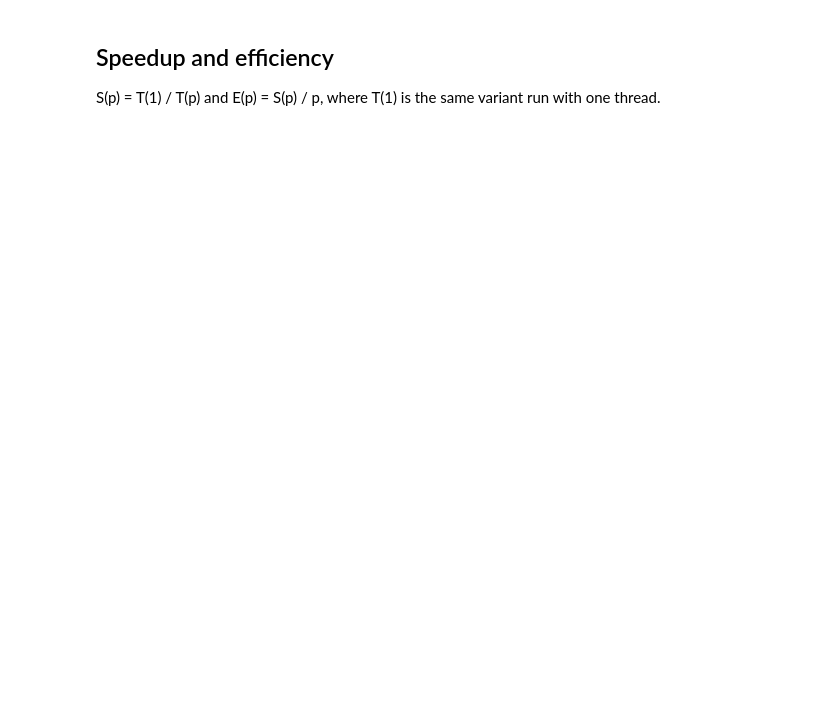
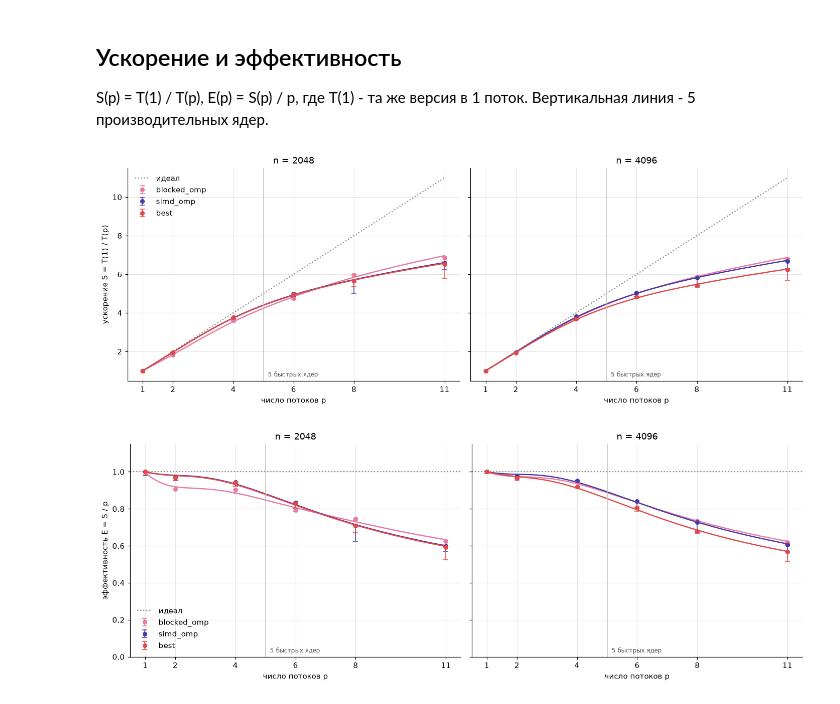
Before and after one commit to vabaldin/parallel-programming, a Jupyter notebook: lab_1/plots.ipynb, the cells around one changed output. Drawn from its saved outputs; the diff is of its cells as text; code cells hidden in the pictures; blank space fills up the shorter version.

```diff
--- a/lab_1/plots.ipynb
+++ b/lab_1/plots.ipynb
@@ -115,6 +106,47 @@ gflops.round(2)
 # %% [markdown]
-## Speedup and efficiency
+## Ускорение и эффективность
 
-S(p) = T(1) / T(p) and E(p) = S(p) / p, where T(1) is the same variant run
-with one thread.
+S(p) = T(1) / T(p), E(p) = S(p) / p, где T(1) - та же версия в 1 поток.
+Вертикальная линия - 5 производительных ядер.
+# %%
+def plot_scaling(metric, title, fname):
+    ps_all = sorted(scaling.threads.unique())
+    fig, axes = plt.subplots(1, 2, figsize=(13, 4.8), sharey=True)
+    for ax, n in zip(axes, sorted(scaling.n.unique())):
+        if metric == "S":
+            ax.plot(ps_all, ps_all, color="#8a8984", ls=":", lw=1.5,
+                    label="идеал")
+        else:
+            ax.axhline(1, color="#8a8984", ls=":", lw=1.5, label="идеал")
+        for v in PARALLEL:
+            g = scaling[(scaling.variant == v) & (scaling.n == n)]
+            g = g.sort_values("threads")
+            p = g.threads.to_numpy(float)
+            t, mean = g.min_s.to_numpy(), g.mean_s.to_numpy()
+            div = p if metric == "E" else 1
+            errorbar(ax, p, t[0] / t / div, t[0] / mean / div, COLORS[v], v)
+            ps = np.linspace(1, p.max(), 200)
+            tf = fit_loglog(p, t, ps)
+            ax.plot(ps, t[0] / tf / (ps if metric == "E" else 1),
+                    color=COLORS[v], lw=1.6)
+        ax.axvline(5, color="#c3c2b7", lw=1)
+        ax.text(5.15, 0.02, "5 быстрых ядер", fontsize=8, color="#52514e",
+                transform=ax.get_xaxis_transform())
+        ax.set_xticks(ps_all)
+        ax.set_xlabel("число потоков p")
+        ax.set_title(f"n = {n}")
+    axes[0].set_ylabel(title)
+    if metric == "E":
+        axes[0].set_ylim(0, 1.15)
+    axes[0].legend(frameon=False)
+    fig.tight_layout()
+    fig.savefig(RESULTS / fname)
+    plt.show()
+
+
+plot_scaling("S", "ускорение S = T(1) / T(p)", "speedup.png")
+plot_scaling("E", "эффективность E = S / p", "efficiency.png")
+# %% [output]
+[figure, added]
+[figure, added]
 # %%
```
Also changed, not shown: parts of 12 cells of this notebook, 5 other files.
